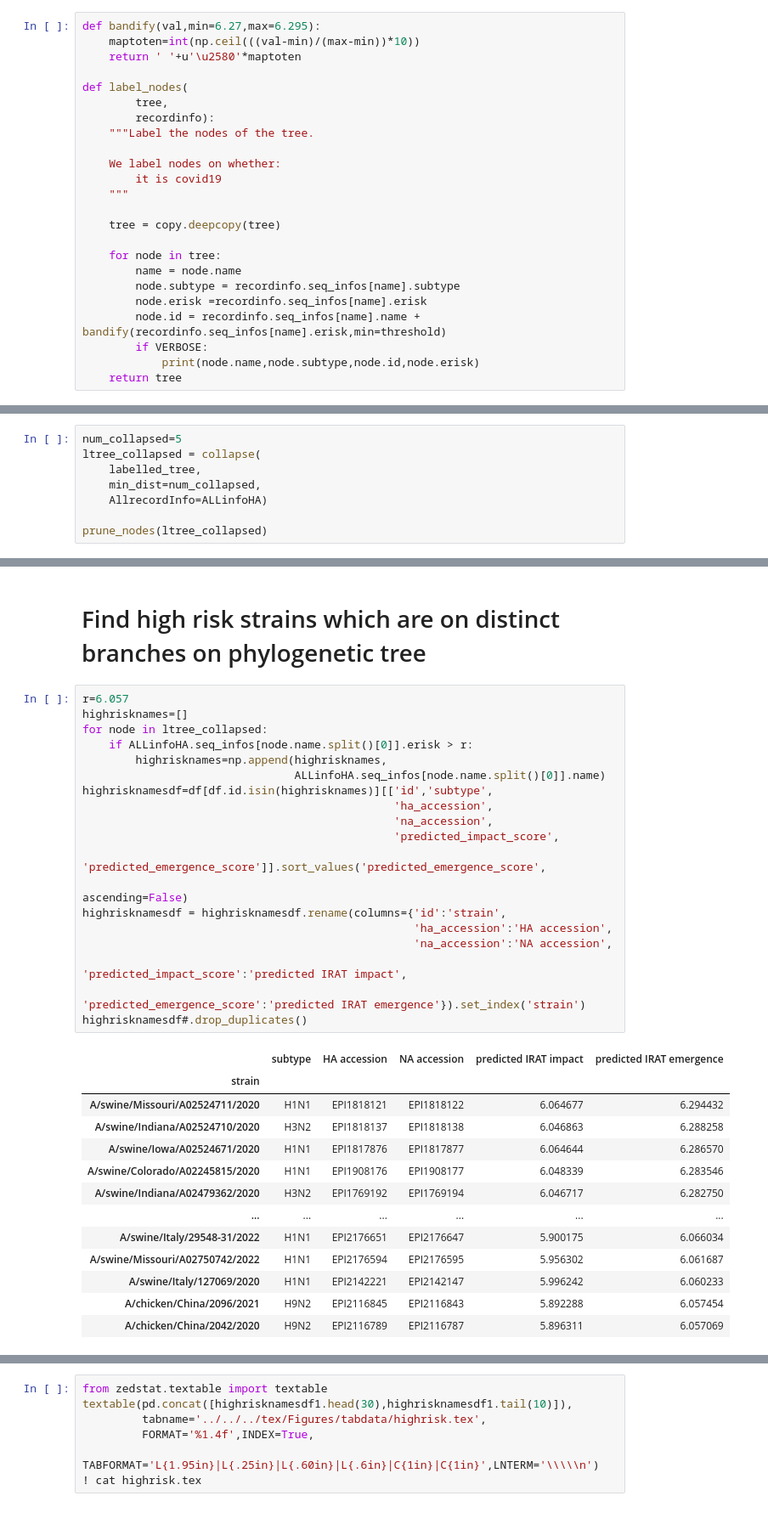
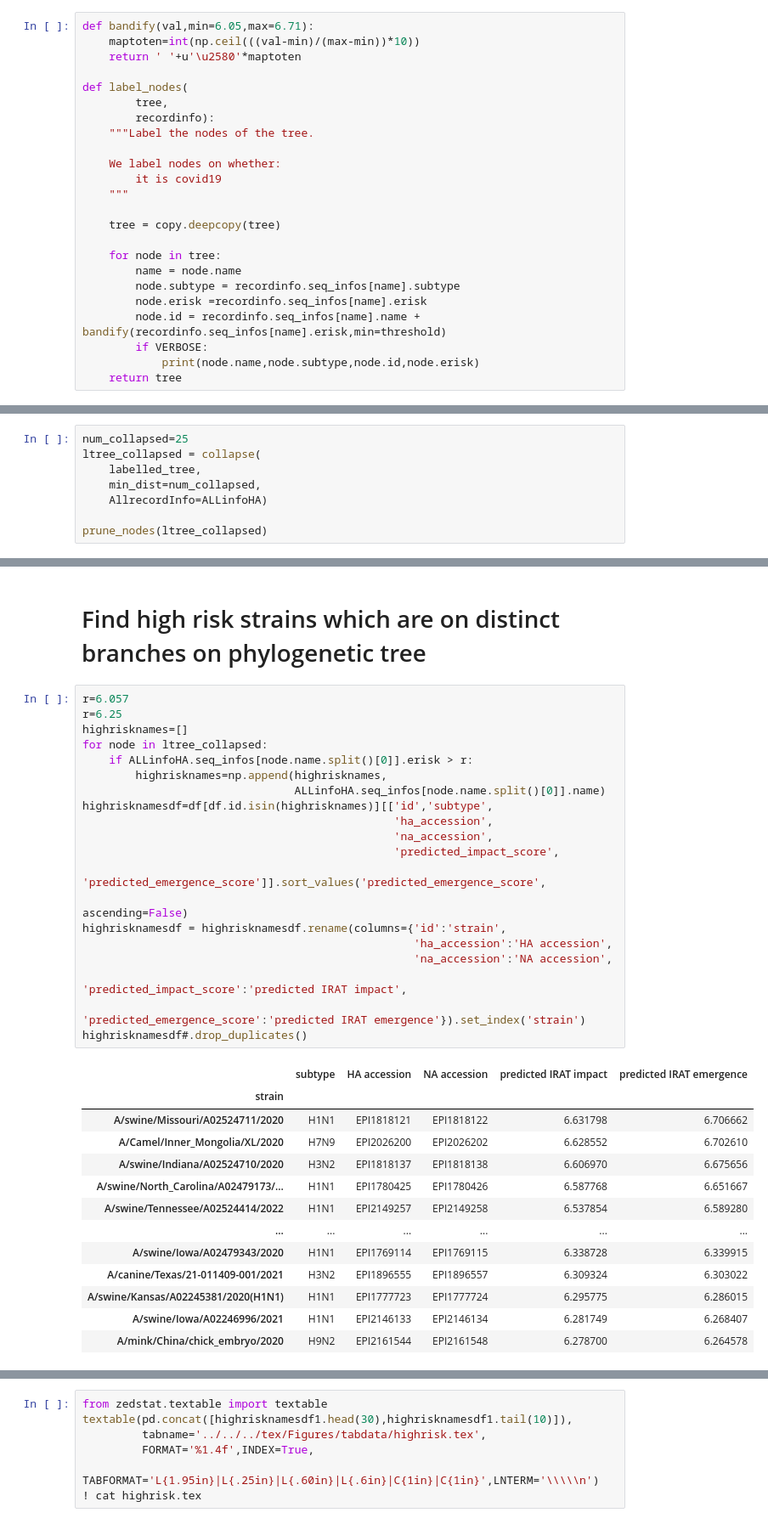
Before and after one commit to zeroknowledgediscovery/emergenet, a Jupyter notebook: irat_qnet/results/animal_predictions/phylotree_for_risky_strains-final.ipynb, the cells around one changed output, grey strips where cells are left out. Shown at 85% size. Cells and saved outputs as stored; diff of their text form.

```diff
--- a/irat_qnet/results/animal_predictions/phylotree_for_risky_strains-final.ipynb
+++ b/irat_qnet/results/animal_predictions/phylotree_for_risky_strains-final.ipynb
@@ -284,7 +290,7 @@ ltree = load_tree(
 # %% [markdown]
 # label nodes in tree to add other attributes like subtype risk etc
 # %%
-def bandify(val,min=6.27,max=6.295):
+def bandify(val,min=6.05,max=6.71):
     maptoten=int(np.ceil(((val-min)/(max-min))*10))
     return ' '+u'\u2580'*maptoten
 
@@ -389,7 +395,7 @@ def collapse(tree, min_dist,AllrecordInfo):
 # %%
 # collapse leaved
 # %%
-num_collapsed=5
+num_collapsed=25
 ltree_collapsed = collapse(
     labelled_tree,
     min_dist=num_collapsed,
@@ -517,34 +522,35 @@ Tree node 'Inner1730' (0x7f080845e3d)
 # Find high risk strains which are on distinct branches on phylogenetic tree
 # %%
 r=6.057
+r=6.25
 highrisknames=[]
 for node in ltree_collapsed:
     if ALLinfoHA.seq_infos[node.name.split()[0]].erisk > r:
         highrisknames=np.append(highrisknames,
                                 ALLinfoHA.seq_infos[node.name.split()[0]].name)
 highrisknamesdf=df[df.id.isin(highrisknames)][['id','subtype',
                                                'ha_accession',
                                                'na_accession',
                                                'predicted_impact_score',
                                                'predicted_emergence_score']].sort_values('predicted_emergence_score',
                                                                                          ascending=False)
 highrisknamesdf = highrisknamesdf.rename(columns={'id':'strain',
                                                   'ha_accession':'HA accession',
                                                   'na_accession':'NA accession',
                                                   'predicted_impact_score':'predicted IRAT impact',
                                                   'predicted_emergence_score':'predicted IRAT emergence'}).set_index('strain')
 highrisknamesdf#.drop_duplicates()
 # %% [output]
 |  | subtype | HA accession | NA accession | predicted IRAT impact | predicted IRAT emergence |
 | strain |  |  |  |  |  |
-| A/swine/Missouri/A02524711/2020 | H1N1 | EPI1818121 | EPI1818122 | 6.064677 | 6.294432 |
-| A/swine/Indiana/A02524710/2020 | H3N2 | EPI1818137 | EPI1818138 | 6.046863 | 6.288258 |
-| A/swine/Iowa/A02524671/2020 | H1N1 | EPI1817876 | EPI1817877 | 6.064644 | 6.286570 |
-| A/swine/Colorado/A02245815/2020 | H1N1 | EPI1908176 | EPI1908177 | 6.048339 | 6.283546 |
-| A/swine/Indiana/A02479362/2020 | H3N2 | EPI1769192 | EPI1769194 | 6.046717 | 6.282750 |
+| A/swine/Missouri/A02524711/2020 | H1N1 | EPI1818121 | EPI1818122 | 6.631798 | 6.706662 |
+| A/Camel/Inner_Mongolia/XL/2020 | H7N9 | EPI2026200 | EPI2026202 | 6.628552 | 6.702610 |
+| A/swine/Indiana/A02524710/2020 | H3N2 | EPI1818137 | EPI1818138 | 6.606970 | 6.675656 |
+| A/swine/North_Carolina/A02479173/... | H1N1 | EPI1780425 | EPI1780426 | 6.587768 | 6.651667 |
+| A/swine/Tennessee/A02524414/2022 | H1N1 | EPI2149257 | EPI2149258 | 6.537854 | 6.589280 |
 | ... | ... | ... | ... | ... | ... |
-| A/swine/Italy/29548-31/2022 | H1N1 | EPI2176651 | EPI2176647 | 5.900175 | 6.066034 |
-| A/swine/Missouri/A02750742/2022 | H1N1 | EPI2176594 | EPI2176595 | 5.956302 | 6.061687 |
-| A/swine/Italy/127069/2020 | H1N1 | EPI2142221 | EPI2142147 | 5.996242 | 6.060233 |
-| A/chicken/China/2096/2021 | H9N2 | EPI2116845 | EPI2116843 | 5.892288 | 6.057454 |
-| A/chicken/China/2042/2020 | H9N2 | EPI2116789 | EPI2116787 | 5.896311 | 6.057069 |
+| A/swine/Iowa/A02479343/2020 | H1N1 | EPI1769114 | EPI1769115 | 6.338728 | 6.339915 |
+| A/canine/Texas/21-011409-001/2021 | H3N2 | EPI1896555 | EPI1896557 | 6.309324 | 6.303022 |
+| A/swine/Kansas/A02245381/2020(H1N1) | H1N1 | EPI1777723 | EPI1777724 | 6.295775 | 6.286015 |
+| A/swine/Iowa/A02246996/2021 | H1N1 | EPI2146133 | EPI2146134 | 6.281749 | 6.268407 |
+| A/mink/China/chick_embryo/2020 | H9N2 | EPI2161544 | EPI2161548 | 6.278700 | 6.264578 |
```
Also changed, not shown: parts of 11 cells of this notebook, 35 other files.
